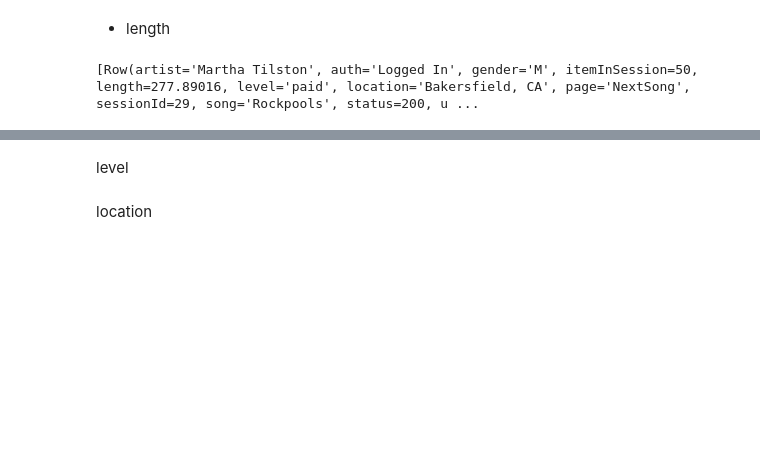
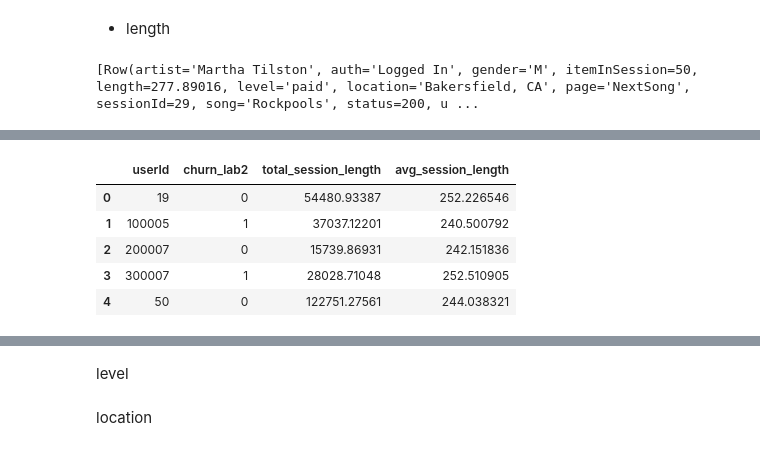
Before and after one commit to thecochenille/scaling-fishstick, a Jupyter notebook: Sparkify.ipynb, the cells around one changed output, grey strips where cells are left out. Cells and saved outputs as stored; diff of their text form; code cells hidden in the pictures; blank space fills up the shorter version.

```diff
--- a/Sparkify.ipynb
+++ b/Sparkify.ipynb
@@ -567,2 +784,11 @@ length_agg_df.take(1)
+# %%
+length_agg_pd.head()
+# %% [output]
+|  | userId | churn_lab2 | total_session_length | avg_session_length |
+| 0 | 19 | 0 | 54480.93387 | 252.226546 |
+| 1 | 100005 | 1 | 37037.12201 | 240.500792 |
+| 2 | 200007 | 0 | 15739.86931 | 242.151836 |
+| 3 | 300007 | 1 | 28028.71048 | 252.510905 |
+| 4 | 50 | 0 | 122751.27561 | 244.038321 |
 # %%
 #plot aggregates
```
Also changed, not shown: parts of 21 cells of this notebook.
